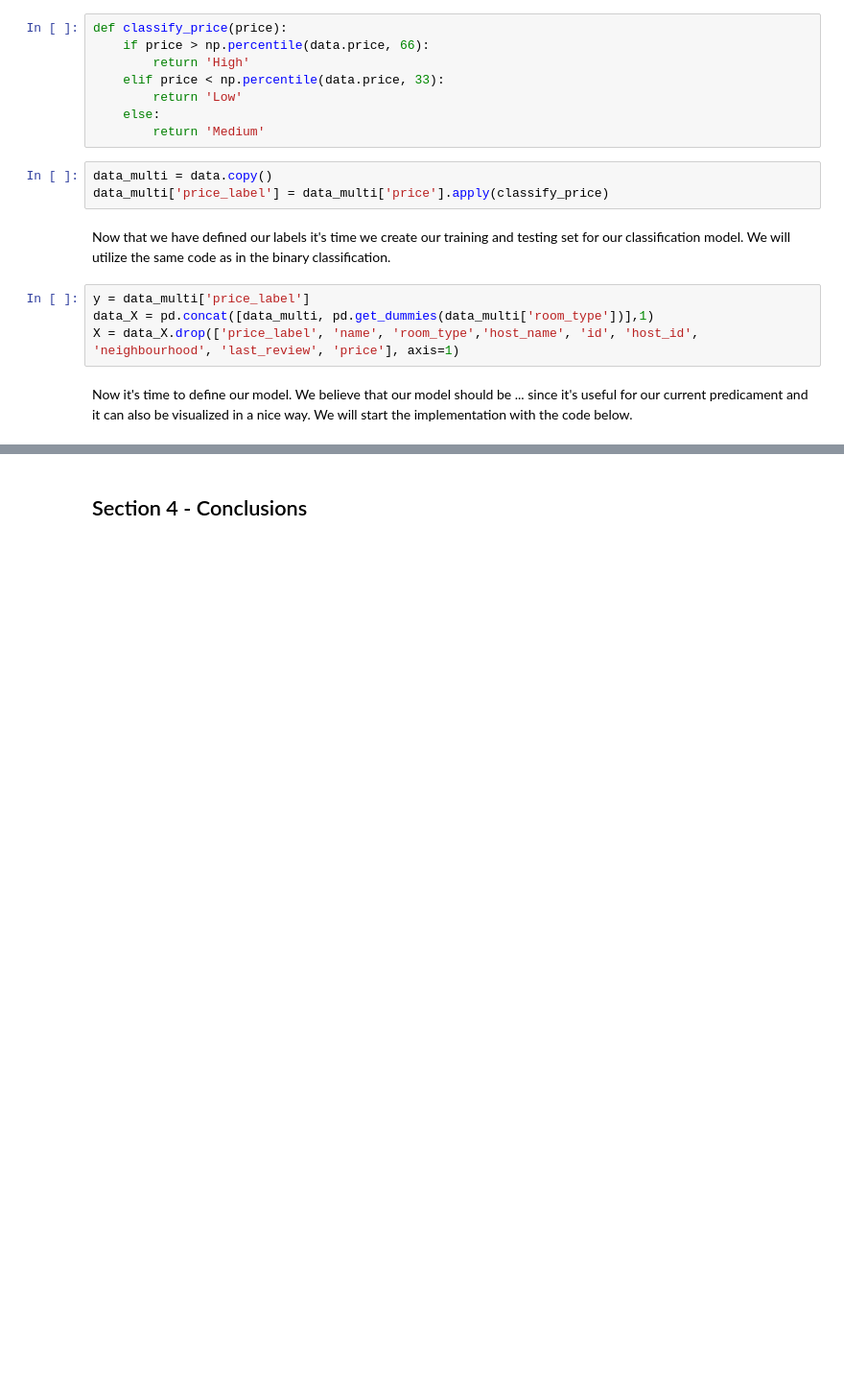
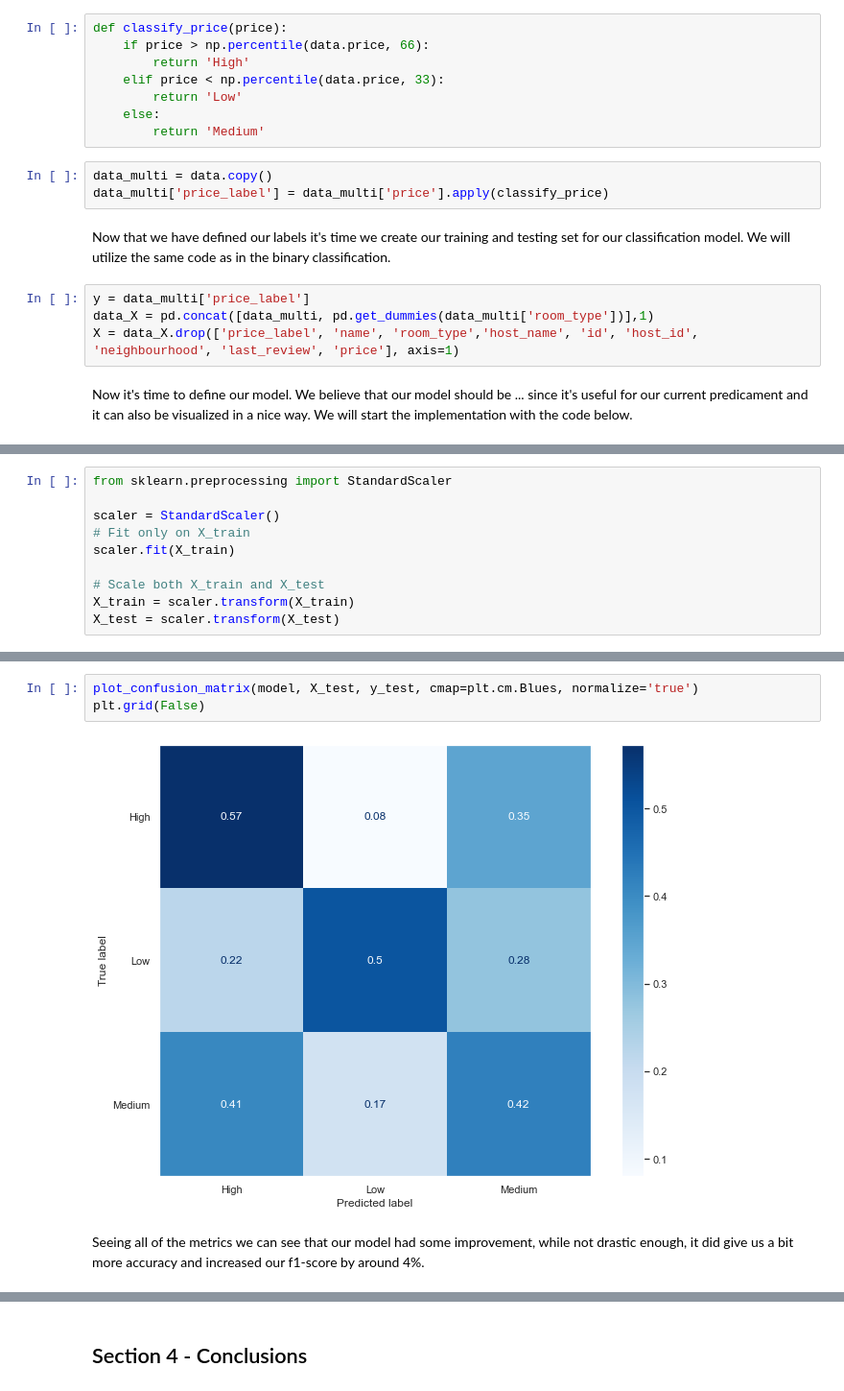
Before and after one commit to WizenPainter/airbnb_analysis_42577, a Jupyter notebook: Jaime.ipynb, the cells around one changed output, grey strips where cells are left out. Shown at 96% size. Saved outputs shown, nothing was run; the diff lists cells and outputs as text; blank space fills up the shorter version.

```diff
--- a/Jaime.ipynb
+++ b/Jaime.ipynb
@@ -447,0 +522,10 @@ Now it's time to define our model. We believe that our model should be ... since
+# %%
+from sklearn.preprocessing import StandardScaler
+
+scaler = StandardScaler()
+# Fit only on X_train
+scaler.fit(X_train)
+
+# Scale both X_train and X_test
+X_train = scaler.transform(X_train)
+X_test = scaler.transform(X_test)
@@ -447,0 +563,7 @@ Now it's time to define our model. We believe that our model should be ... since
+# %%
+plot_confusion_matrix(model, X_test, y_test, cmap=plt.cm.Blues, normalize='true')
+plt.grid(False)
+# %% [output]
+[figure, added]
+# %% [markdown]
+Seeing all of the metrics we can see that our model had some improvement, while not drastic enough, it did give us a bit more accuracy and increased our f1-score by around 4%.
```
Also changed, not shown: parts of 21 cells of this notebook, 1 other file.
